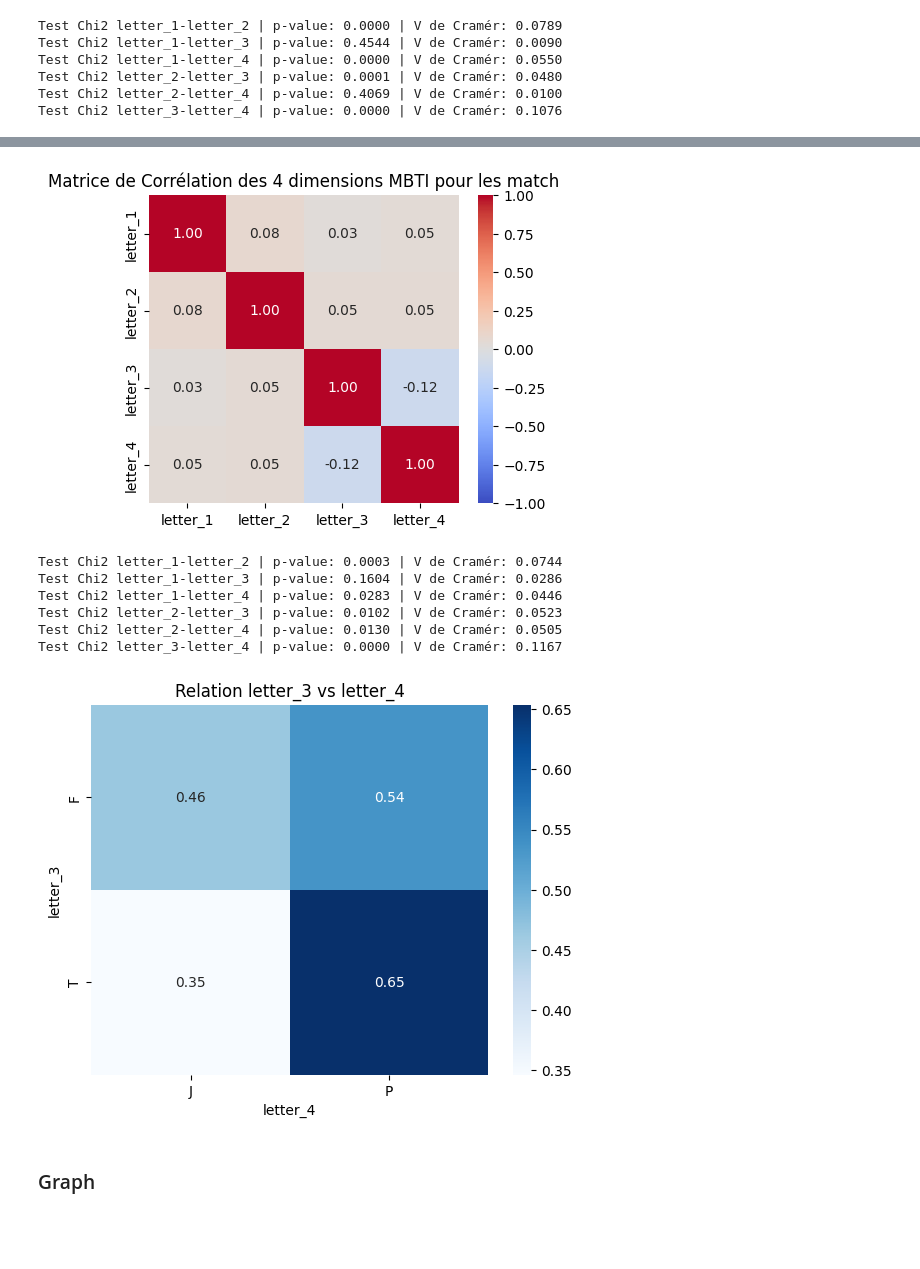
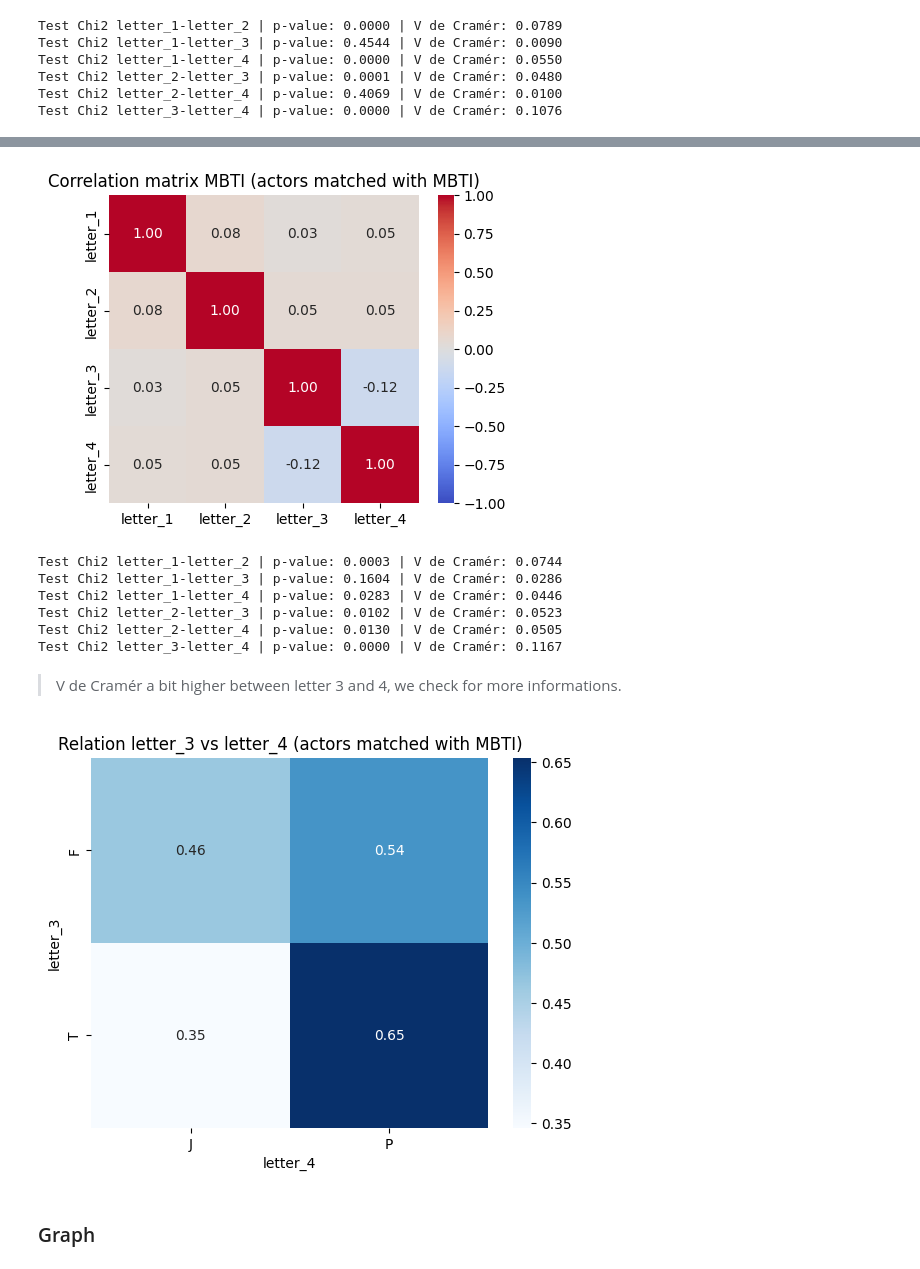
Before and after one commit to DavidGabrielPapa/TheseDeMaster, a Jupyter notebook: mbti.ipynb, the cells around one changed output, grey strips where cells are left out. Saved outputs shown, nothing was run; the diff lists cells and outputs as text; code cells hidden in the pictures; blank space fills up the shorter version.

```diff
--- a/mbti.ipynb
+++ b/mbti.ipynb
@@ -33,12 +43,3 @@ credits  = pd.read_csv(file_path_credits)
 
 # Faire la jointure sur movie_id (credits) et id (movies)
 data = movies.merge(credits, left_on='id', right_on='movie_id', how='inner')
-
-"""print(data.shape)
-col = data.columns.tolist()
-for i in range(0, len(col), 5) :
-    if (i + 5 <= len(col)) :
-        print(col[i : i + 5])
-    else :
-        print(col[i:])
-print(data.head())"""
@@ -779,25 +1353,25 @@ Distribution 4eme lettre (P/J) :
 # %%
-# 1. Définir le mapping pour transformer les lettres en chiffres (0 ou 1)
+# Mapping to transform letters into numbers
 mapping = {'letter_1': {'E': 1, 'I': 0},
             'letter_2': {'N': 1, 'S': 0},
             'letter_3': {'F': 1, 'T': 0},
             'letter_4': {'P': 1, 'J': 0}}
 
-# 2. Créer une copie des colonnes pour le calcul
+# Copy to calculate
 actors_mbti_match = mbti_match[['letter_1', 'letter_2', 'letter_3', 'letter_4']].copy()
 
 # Appliquer le mapping
 for col, map_dict in mapping.items() :
     actors_mbti_match[col] = actors_mbti_match[col].map(map_dict)
 
-# 3. Calculer la matrice de corrélation
+# Apply mapping
 corr_matrix_match = actors_mbti_match.corr()
 
-# 4. Affichage avec une Heatmap (carte de chaleur)
+# Correlation matrix
 plt.figure(figsize=(5, 4))
 sns.heatmap(corr_matrix_match, annot=True, cmap='coolwarm', fmt=".2f", vmin=-1, vmax=1, center=0)
-plt.title("Matrice de Corrélation des 4 dimensions MBTI pour les match")
+plt.title("Correlation matrix MBTI (actors matched with MBTI)")
 plt.show()
 # %% [output]
-[figure, old version]
+[figure, new version]
 # %%
@@ -825,14 +1400,16 @@ Test Chi2 letter_1-letter_4 | p-value: 0.0283 | V de Cramér: 0.0446
 Test Chi2 letter_2-letter_3 | p-value: 0.0102 | V de Cramér: 0.0523
 Test Chi2 letter_2-letter_4 | p-value: 0.0130 | V de Cramér: 0.0505
 Test Chi2 letter_3-letter_4 | p-value: 0.0000 | V de Cramér: 0.1167
+# %% [markdown]
+> V de Cramér a bit higher between letter 3 and 4, we check for more informations.
 # %%
 table = pd.crosstab(mbti_match['letter_3'], mbti_match['letter_4'], normalize='index')
 
 sns.heatmap(table, annot=True, cmap='Blues')
-plt.title("Relation letter_3 vs letter_4")
+plt.title("Relation letter_3 vs letter_4 (actors matched with MBTI)")
 plt.show()
 # %% [output]
-[figure, old version]
+[figure, new version]
 # %% [markdown]
 ### Graph
 # %%
```
Also changed, not shown: parts of 59 cells of this notebook, 2 other files.
